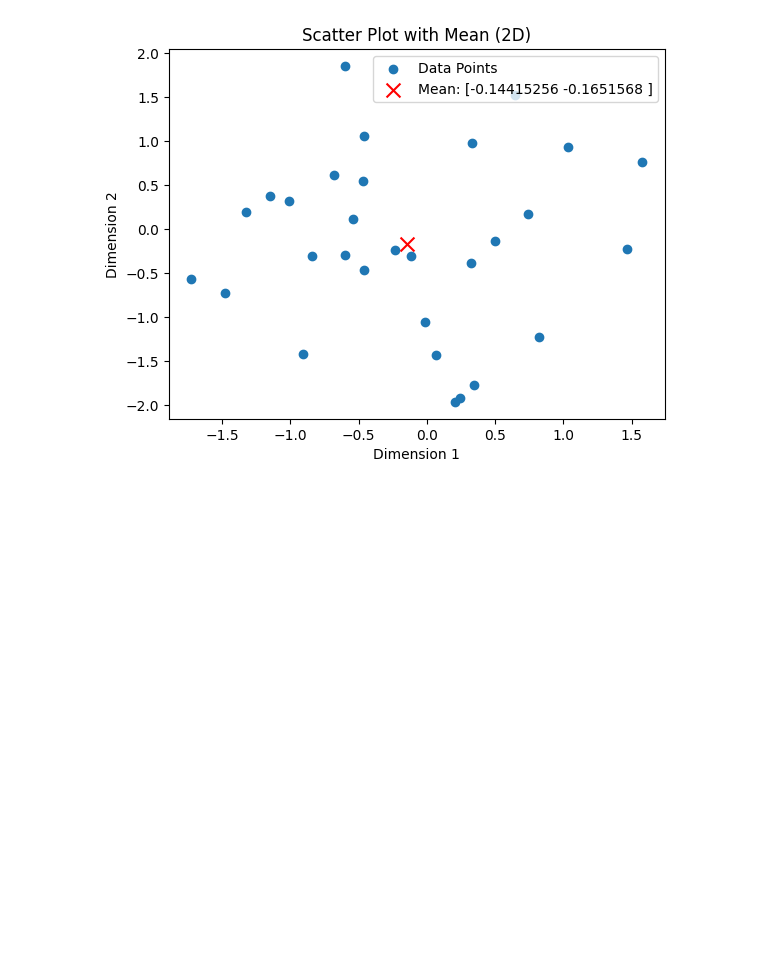
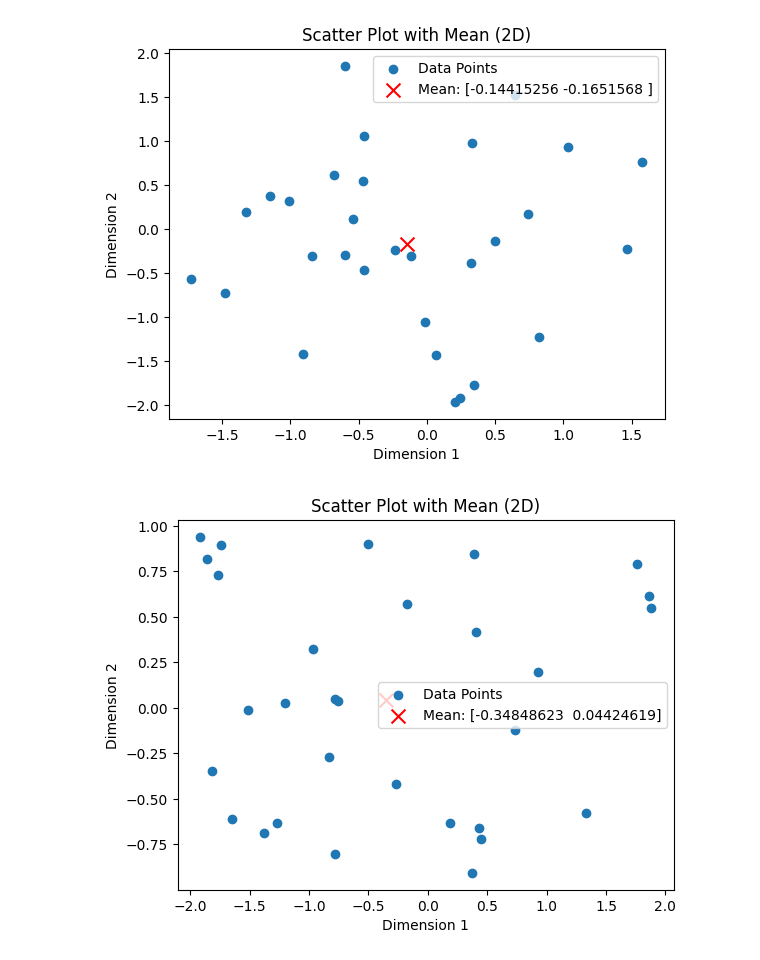
Before and after one commit to mhddenno/legendary-ml, a Jupyter notebook: parts/statistics/simple_statistics.ipynb, the cells around one changed output. Cells and saved outputs as stored; diff of their text form; code cells hidden in the pictures; blank space fills up the shorter version.

```diff
--- a/parts/statistics/simple_statistics.ipynb
+++ b/parts/statistics/simple_statistics.ipynb
@@ -51,6 +51,37 @@ plt.show()
 # %% [output]
 [-0.14415256 -0.1651568 ]
 [figure]
+# %%
+import numpy as np
+import matplotlib.pyplot as plt
+
+# Set the random seed for reproducibility
+np.random.seed(42)
+
+# Define the range for each dimension
+range_dim1 = (-2, 2)
+range_dim2 = (-1, 1)
+
+# Generate a sample 2D dataset within the specified range
+data_points = np.random.uniform(low=[range_dim1[0], range_dim2[0]], high=[range_dim1[1], range_dim2[1]], size=(50, 2))
+
+# Calculate the mean for each dimension
+mean_values = np.mean(data_points, axis=0)
+
+# Plot the scatter plot
+plt.scatter(data_points[:, 0], data_points[:, 1], label='Data Points')
+plt.scatter(mean_values[0], mean_values[1], color='red', marker='x', s=100, label=f'Mean: {mean_values}')
+
+# Add labels and legend
+plt.xlabel('Dimension 1')
+plt.ylabel('Dimension 2')
+plt.title('Scatter Plot with Mean (2D)')
+plt.legend()
+
+# Show the plot
+plt.show()
+# %% [output]
+[figure, added]
 # %%
 # Median
 
```
Also changed, not shown: parts of 1 cell of this notebook, 1 other file.
